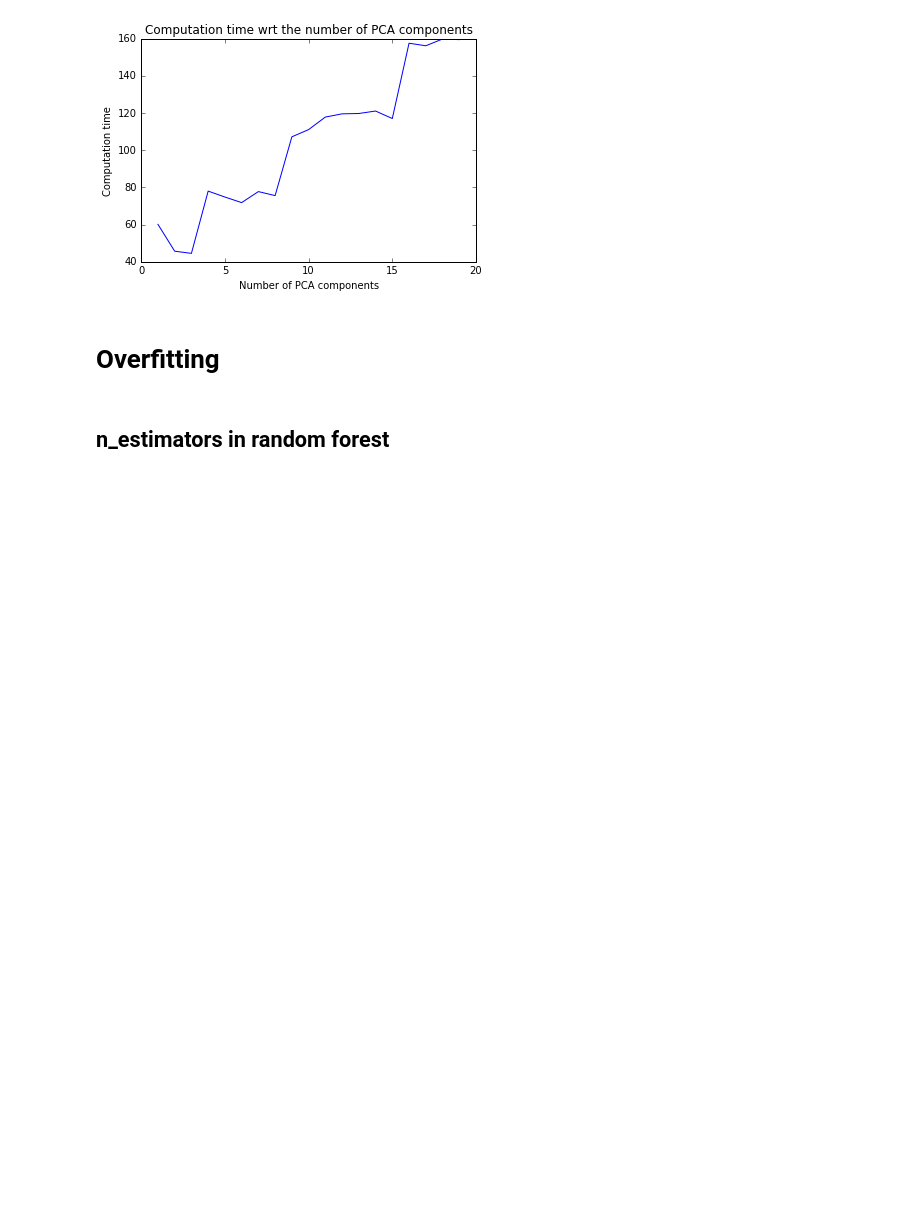
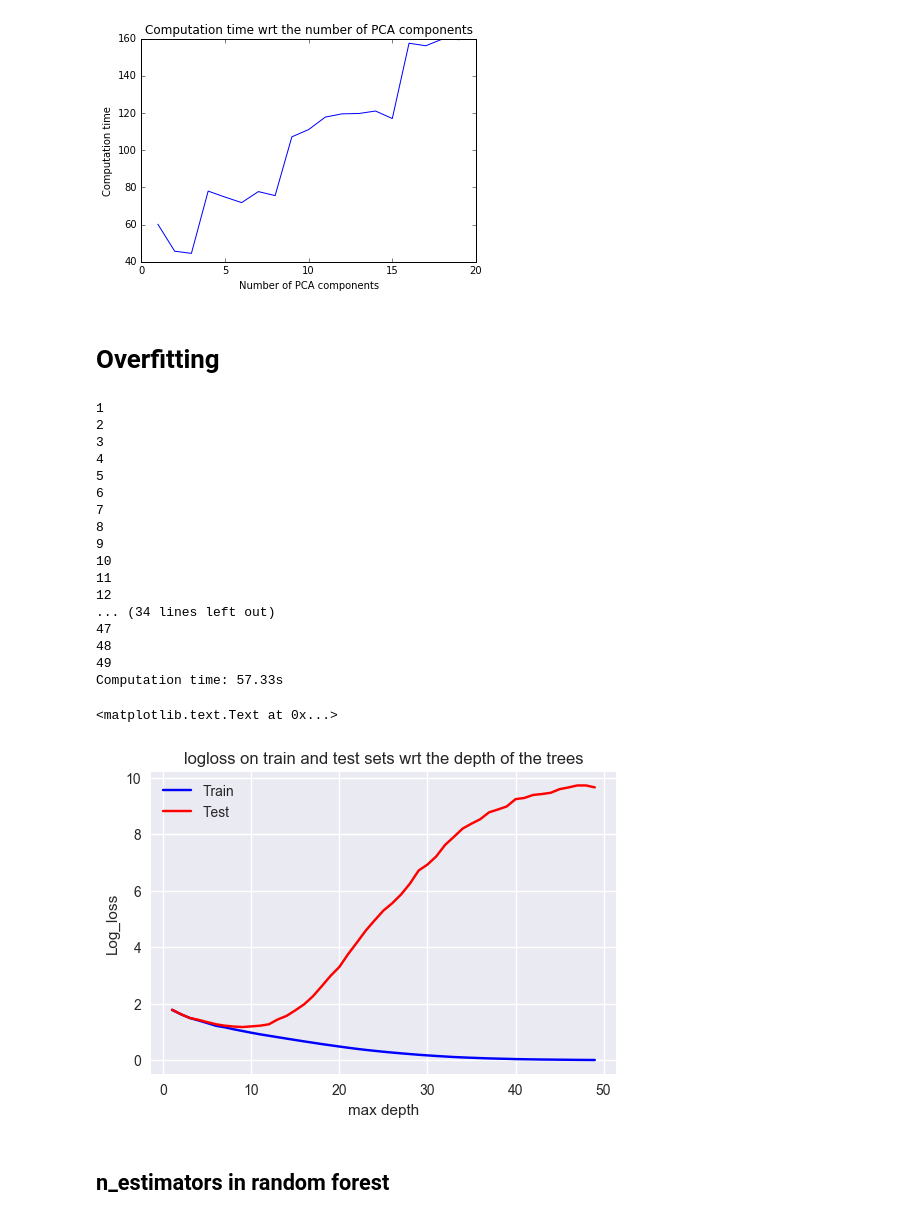
Before and after one commit to hplantec/TC1_kaggle, a Jupyter notebook: main_program.ipynb, the cells around one changed output. Saved outputs shown, nothing was run; the diff lists cells and outputs as text; code cells hidden in the pictures; blank space fills up the shorter version.

```diff
--- a/main_program.ipynb
+++ b/main_program.ipynb
@@ -538,31 +536,51 @@ Computation time: 1974.69s
 # %%
 # Check overfitting avec le max_depth
 tps = clock()
 accuracies = []
 max_depth = 50
 
 tr_scores = []
 te_scores = []
 
 for depth in range(1,max_depth):
     print(depth)
-    model = RandomForestClassifier(n_estimators=150, criterion ='entropy', max_depth = depth)
+    model = DecisionTreeClassifier(max_depth = depth)
     model.fit(X_train,y_train)
 
-    train_probas = model.predict_proba(X_train)[:,1]
-    test_probas = model.predict_proba(X_test)[:,1]
-    tr_score = roc_auc_score(y_train,train_probas)
-    te_score = roc_auc_score(y_test,test_probas)
+    train_probas = model.predict_proba(X_train)
+    test_probas = model.predict_proba(X_test)
+    tr_score = log_loss(y_train,train_probas)
+    te_score = log_loss(y_test,test_probas)
     tr_scores.append(tr_score)
     te_scores.append(te_score)
 
 print("Computation time: %.2fs" %(clock()-tps))
 plt.plot(np.arange(1,max_depth),tr_scores,c = 'b',label = "Train")
 plt.plot(np.arange(1,max_depth),te_scores,c = 'r',label = "Test")
 plt.legend()
-plt.title("AUC on train and test sets wrt the depth of the trees")
+plt.title("logloss on train and test sets wrt the depth of the trees")
 plt.xlabel("max depth")
-plt.ylabel("Accuracy")
+plt.ylabel("Log_loss")
+# %% [output]
+1
+2
+3
+4
+5
+6
+7
+8
+9
+10
+11
+12
+... (34 lines left out)
+47
+48
+49
+Computation time: 57.33s
+<matplotlib.text.Text at 0x...>
+[figure, added]
 # %% [markdown]
 ## n_estimators in random forest
 # %%
```
Also changed, not shown: parts of 33 cells of this notebook, 20 other files.
